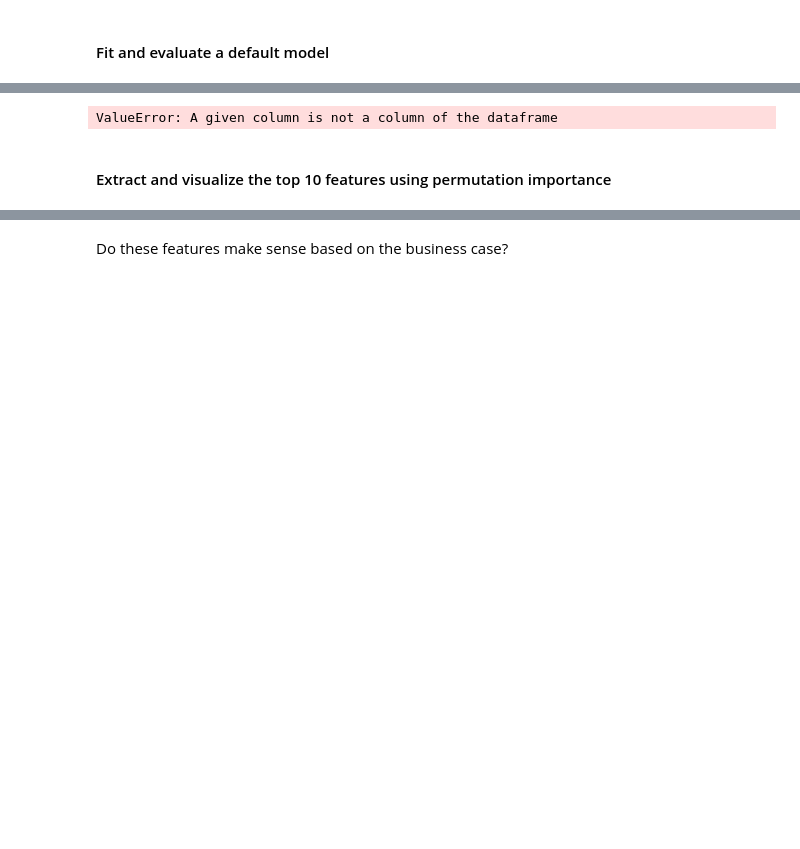
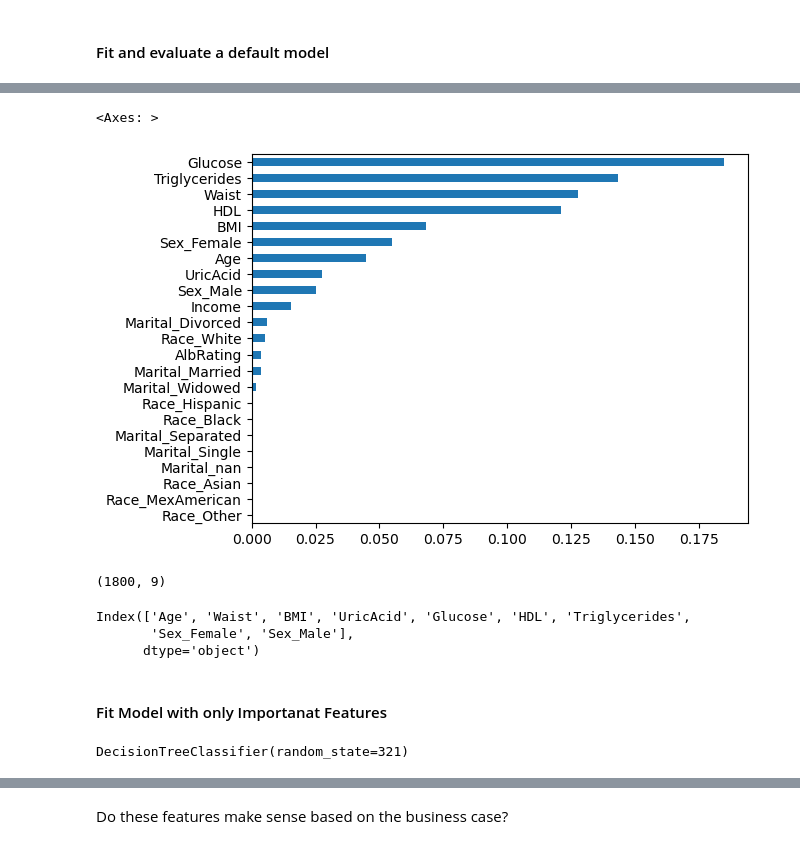
Before and after one commit to SeeBee8/Metabolic-Syndrome-Prediction, a Jupyter notebook: MetSPrediction.ipynb, the cells around one changed output, grey strips where cells are left out. Cells and saved outputs as stored; diff of their text form; code cells hidden in the pictures; blank space fills up the shorter version.

```diff
--- a/MetSPrediction.ipynb
+++ b/MetSPrediction.ipynb
@@ -1142,0 +951,7 @@ weighted avg       0.80      0.80      0.79       601
+# %%
+## Calculate feature importances
+importances = permutation_importance(dtdefault, X_train_proc, y_train)
+
+## Create a Series of Feature Importances
+importances_df = pd.Series(importances['importances_mean'], index=dtdefault.feature_names_in_)
+importances_df.sort_values(ascending=False)
@@ -1143,17 +976,29 @@ weighted avg       0.80      0.80      0.79       601
 # %%
-## instantiate the selector with a model.
-selector = SelectFromModel(default_pipe)
+#Plot the importance
+importances_df.sort_values().plot(kind='barh')
+# %% [output]
+<Axes: >
+[figure, added]
 # %%
+## Create a filter based on a threshold
+threshold = 0.02
+important_features = importances_df > threshold
 
-## Put it in a pipeline
-sel_pipe = make_pipeline(preprocessor,
-                         selector,
-                         KNeighborsClassifier)
+## Use the filter to select features to keep
+X_train_perm_sel = X_train_proc.loc[:,important_features]
+X_test_perm_sel = X_test_proc.loc[:, important_features]
+print(X_train_perm_sel.shape)
+X_train_perm_sel.columns
+# %% [output]
+(1800, 9)
+Index(['Age', 'Waist', 'BMI', 'UricAcid', 'Glucose', 'HDL', 'Triglycerides',
+       'Sex_Female', 'Sex_Male'],
+      dtype='object')
-# %%
-## Fit the pipeline
-sel_pipe.fit(X_train, y_train)
-# %% [output]
-ValueError: A given column is not a column of the dataframe
-# %% [markdown]
-#### Extract and visualize the top 10 features using permutation importance
+# %% [markdown]
+#### Fit Model with only Importanat Features
+# %%
+dt_perm_sel = DecisionTreeClassifier(random_state=321)
+dt_perm_sel.fit(X_train_perm_sel, y_train)
+# %% [output]
+DecisionTreeClassifier(random_state=321)
 # %%
```
Also changed, not shown: parts of 55 cells of this notebook, 1 other file.
